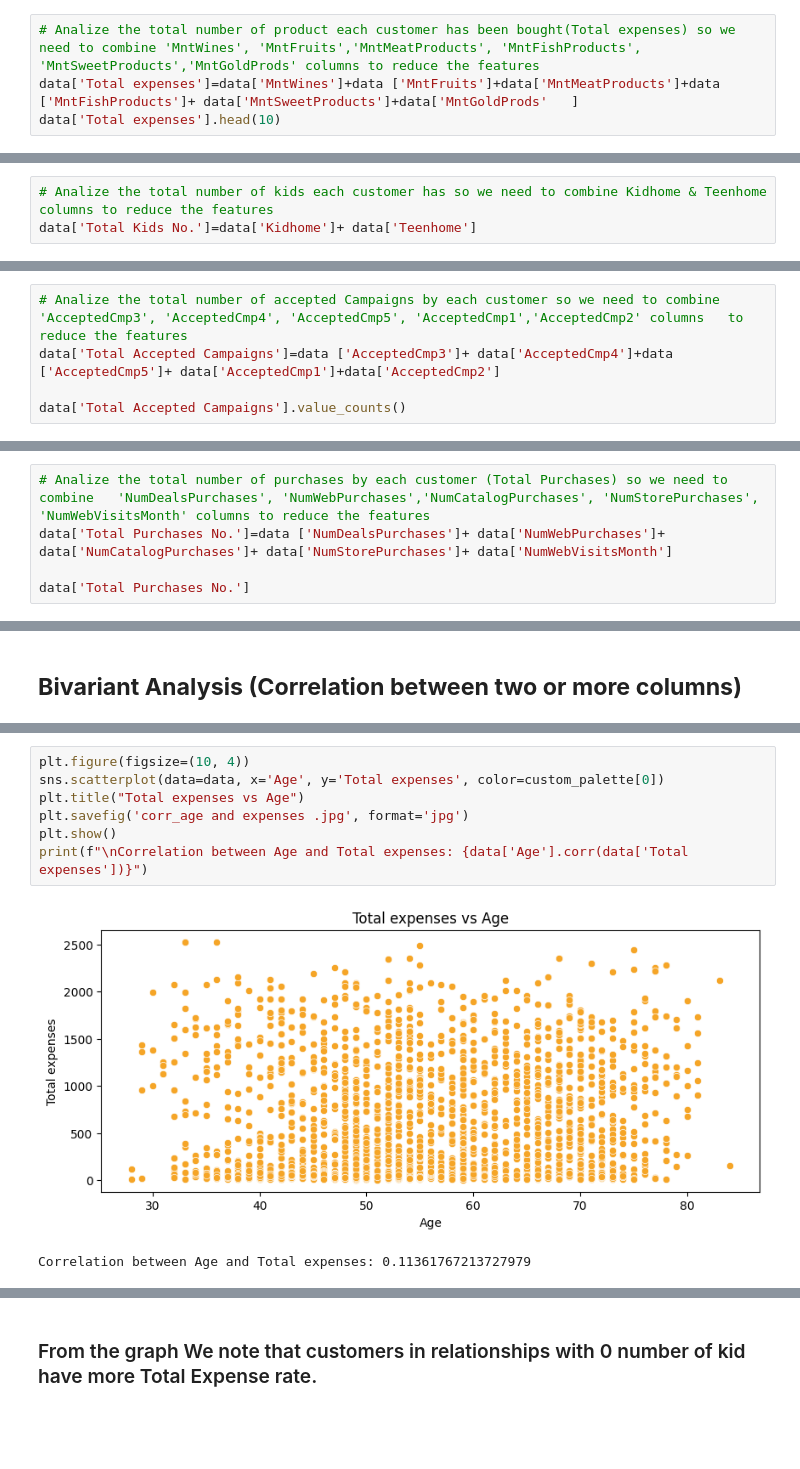
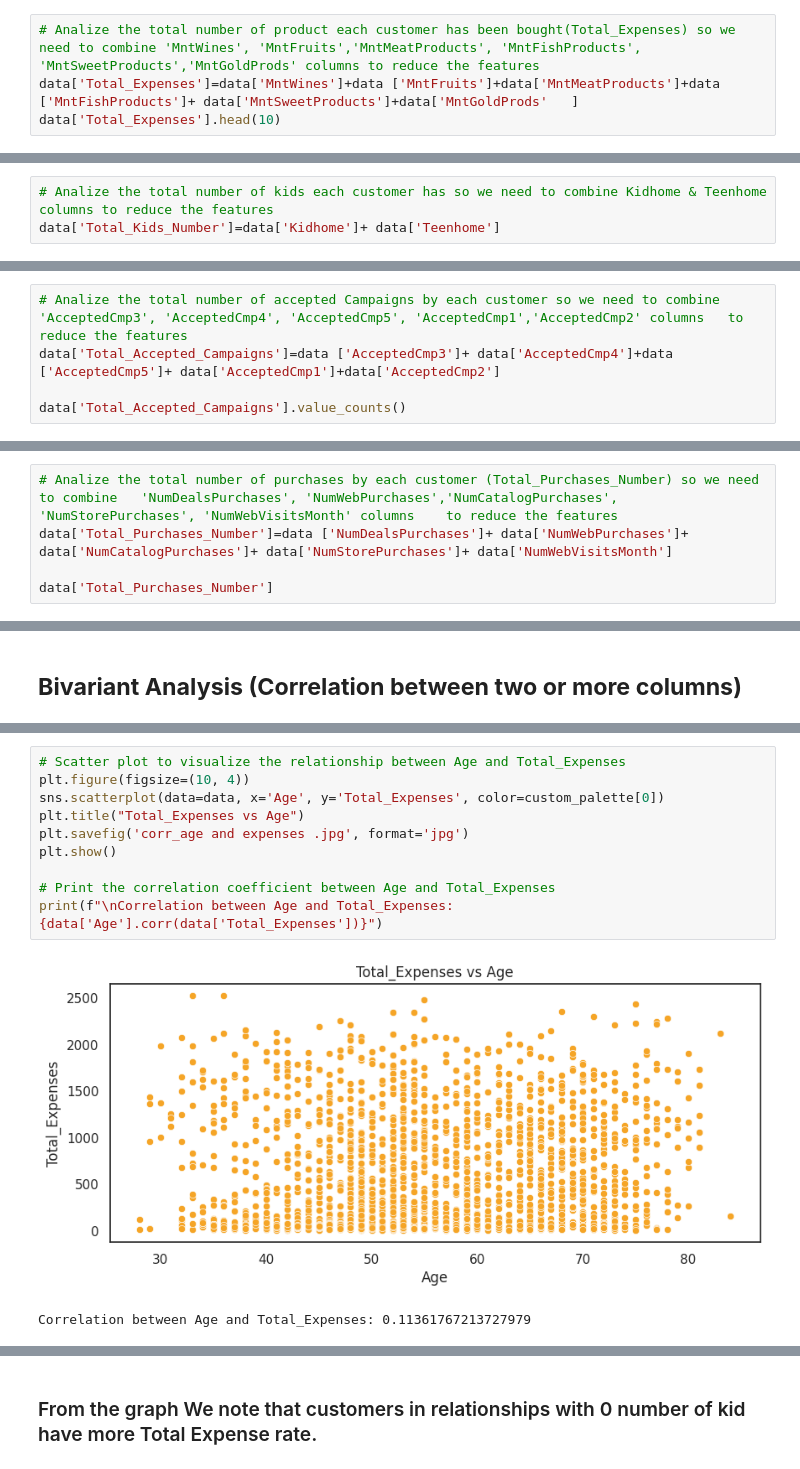
Before and after one commit to Ahlam93/CapStone-Python-Project, a Jupyter notebook: Capstone_Project_Customer_Segmentation_(2).ipynb, the cells around one changed output, grey strips where cells are left out. Drawn from its saved outputs; the diff is of its cells as text; blank space fills up the shorter version.

```diff
--- a/Capstone_Project_Customer_Segmentation_(2).ipynb
+++ b/Capstone_Project_Customer_Segmentation_(2).ipynb
@@ -291,9 +292,9 @@ plt.show()
 # %% [markdown]
 There is outlier in the Income column
 # %%
-# Analize the total number of product each customer has been bought(Total expenses) so we need to combine 'MntWines', 'MntFruits','MntMeatProducts', 'MntFishProducts', 'MntSweetProducts','MntGoldProds' columns to reduce the features
-data['Total expenses']=data['MntWines']+data ['MntFruits']+data['MntMeatProducts']+data ['MntFishProducts']+ data['MntSweetProducts']+data['MntGoldProds'	]
-data['Total expenses'].head(10)
+# Analize the total number of product each customer has been bought(Total_Expenses) so we need to combine 'MntWines', 'MntFruits','MntMeatProducts', 'MntFishProducts', 'MntSweetProducts','MntGoldProds' columns to reduce the features
+data['Total_Expenses']=data['MntWines']+data ['MntFruits']+data['MntMeatProducts']+data ['MntFishProducts']+ data['MntSweetProducts']+data['MntGoldProds'	]
+data['Total_Expenses'].head(10)
 # %% [output]
 0    1617
 1      27
@@ -418,7 +419,7 @@ print('We note that 64.5% of customers are in relationship while 35.5 are single
 We note that 64.5% of customers are in relationship while 35.5 are single
 # %%
 # Analize the total number of kids each customer has so we need to combine Kidhome & Teenhome columns to reduce the features
-data['Total Kids No.']=data['Kidhome']+ data['Teenhome']
+data['Total_Kids_Number']=data['Kidhome']+ data['Teenhome']
 # %%
 data.head()
 # %% [output]
@@ -444,7 +445,7 @@ print('We note that the most frequent number of kids each customer has is 1')
 We note that the most frequent number of kids each customer has is 1
 # %%
 # Analize the total number of accepted Campaigns by each customer so we need to combine  'AcceptedCmp3', 'AcceptedCmp4', 'AcceptedCmp5', 'AcceptedCmp1','AcceptedCmp2' columns	to reduce the features
-data['Total Accepted Campaigns']=data ['AcceptedCmp3']+ data['AcceptedCmp4']+data ['AcceptedCmp5']+ data['AcceptedCmp1']+data['AcceptedCmp2']
+data['Total_Accepted_Campaigns']=data ['AcceptedCmp3']+ data['AcceptedCmp4']+data ['AcceptedCmp5']+ data['AcceptedCmp1']+data['AcceptedCmp2']
 
-data['Total Accepted Campaigns'].value_counts()
+data['Total_Accepted_Campaigns'].value_counts()
 # %% [output]
@@ -483,8 +484,8 @@ We note that the highest Accepted offer by customer in the Campaign 0  which is
 # %%
-# Analize the total number of purchases by each customer (Total Purchases) so we need to combine   'NumDealsPurchases', 'NumWebPurchases','NumCatalogPurchases', 'NumStorePurchases', 'NumWebVisitsMonth' columns	to reduce the features
-data['Total Purchases No.']=data ['NumDealsPurchases']+ data['NumWebPurchases']+ data['NumCatalogPurchases']+ data['NumStorePurchases']+ data['NumWebVisitsMonth']
+# Analize the total number of purchases by each customer (Total_Purchases_Number) so we need to combine   'NumDealsPurchases', 'NumWebPurchases','NumCatalogPurchases', 'NumStorePurchases', 'NumWebVisitsMonth' columns	to reduce the features
+data['Total_Purchases_Number']=data ['NumDealsPurchases']+ data['NumWebPurchases']+ data['NumCatalogPurchases']+ data['NumStorePurchases']+ data['NumWebVisitsMonth']
 
-data['Total Purchases No.']
+data['Total_Purchases_Number']
 # %% [output]
 0       32
 1       11
@@ -583,11 +586,14 @@ Correlation between Income and Total expenses: 0.7893749146446831
 # %%
+# Scatter plot to visualize the relationship between Age and Total_Expenses
 plt.figure(figsize=(10, 4))
-sns.scatterplot(data=data, x='Age', y='Total expenses', color=custom_palette[0])
-plt.title("Total expenses vs Age")
+sns.scatterplot(data=data, x='Age', y='Total_Expenses', color=custom_palette[0])
+plt.title("Total_Expenses vs Age")
 plt.savefig('corr_age and expenses .jpg', format='jpg')
 plt.show()
-print(f"\nCorrelation between Age and Total expenses: {data['Age'].corr(data['Total expenses'])}")
+
+# Print the correlation coefficient between Age and Total_Expenses
+print(f"\nCorrelation between Age and Total_Expenses: {data['Age'].corr(data['Total_Expenses'])}")
 # %% [output]
-[figure, old version]
+[figure, new version]
-Correlation between Age and Total expenses: 0.11361767213727979
+Correlation between Age and Total_Expenses: 0.11361767213727979
 # %% [markdown]
```
Also changed, not shown: parts of 43 cells of this notebook.
